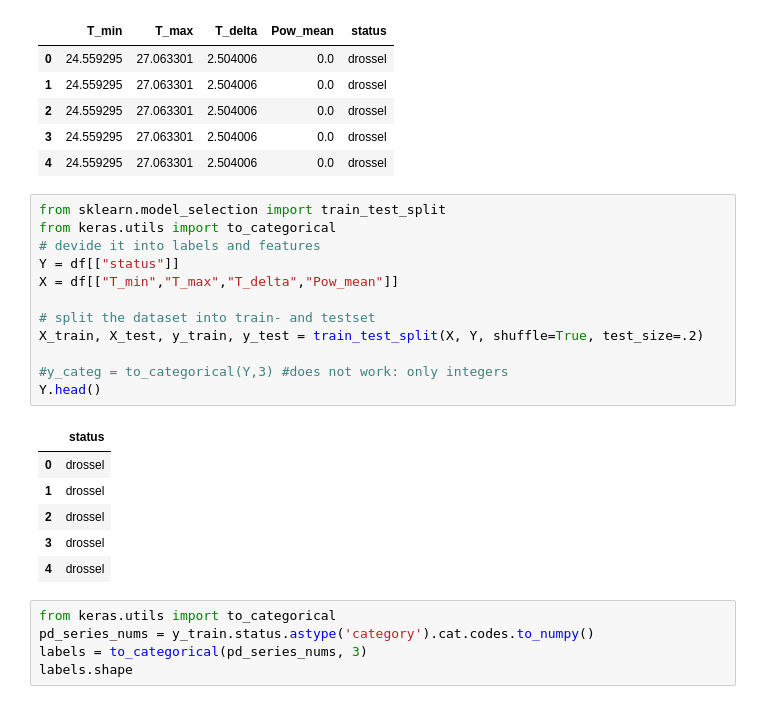
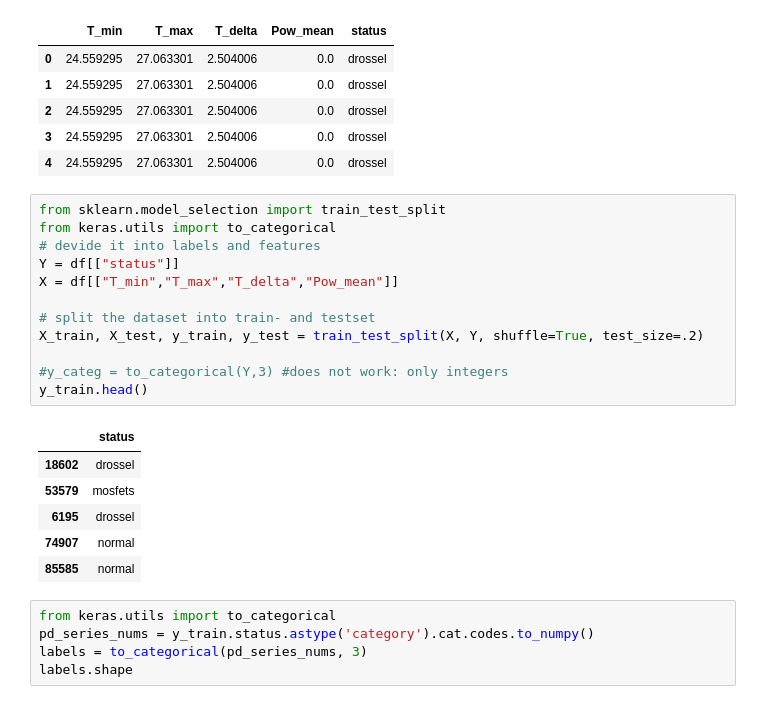
Before and after one commit to sandrosage/Monitoring_Converter_ML, a Jupyter notebook: Machine_Learining/deep_learning.ipynb, the cells around one changed output. Drawn from its saved outputs; the diff is of its cells as text.

```diff
--- a/Machine_Learining/deep_learning.ipynb
+++ b/Machine_Learining/deep_learning.ipynb
@@ -19,22 +19,22 @@ df.head()
 # %%
 from sklearn.model_selection import train_test_split
 from keras.utils import to_categorical
 # devide it into labels and features
 Y = df[["status"]]
 X = df[["T_min","T_max","T_delta","Pow_mean"]]
 
 # split the dataset into train- and testset
 X_train, X_test, y_train, y_test = train_test_split(X, Y, shuffle=True, test_size=.2)
 
 #y_categ = to_categorical(Y,3) #does not work: only integers
-Y.head()
+y_train.head()
 # %% [output]
 |  | status |
-| 0 | drossel |
-| 1 | drossel |
-| 2 | drossel |
-| 3 | drossel |
-| 4 | drossel |
+| 18602 | drossel |
+| 53579 | mosfets |
+| 6195 | drossel |
+| 74907 | normal |
+| 85585 | normal |
 # %%
 from keras.utils import to_categorical
 pd_series_nums = y_train.status.astype('category').cat.codes.to_numpy()
```
Also changed, not shown: parts of 6 cells of this notebook.
